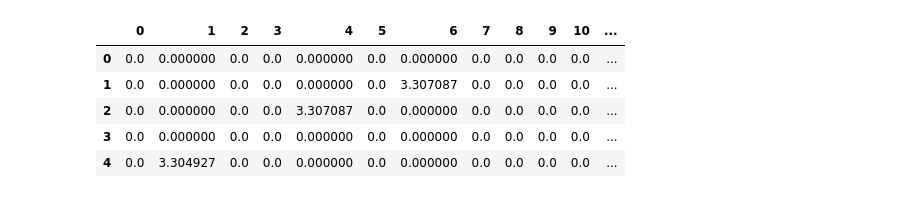
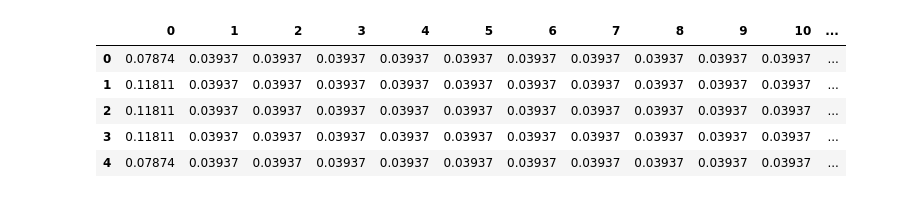
Before and after one commit to Questionable-Research-Labs/EsquaredG_PicoscopeMonitering, a Jupyter notebook: data-analysis/visualize-virt-channel.ipynb, the cells around one changed output. Cells and saved outputs as stored; diff of their text form; code cells hidden in the pictures.

```diff
--- a/data-analysis/visualize-virt-channel.ipynb
+++ b/data-analysis/visualize-virt-channel.ipynb
@@ -6,13 +6,13 @@ from scipy.stats import norm
 
 %matplotlib inline
 # %%
-data: pd.DataFrame = pd.read_csv("../data_output/2021-07-15_15:22:55.csv")
+data: pd.DataFrame = pd.read_csv("../data_output/2021-07-30_16:29:44.csv",header=None)
 data.head(5)
 # %% [output]
 |  | 0 | 1 | 2 | 3 | 4 | 5 | 6 | 7 | 8 | 9 | 10 | ... |
-| 0 | 0.0 | 0.000000 | 0.0 | 0.0 | 0.000000 | 0.0 | 0.000000 | 0.0 | 0.0 | 0.0 | 0.0 | ... |
-| 1 | 0.0 | 0.000000 | 0.0 | 0.0 | 0.000000 | 0.0 | 3.307087 | 0.0 | 0.0 | 0.0 | 0.0 | ... |
-| 2 | 0.0 | 0.000000 | 0.0 | 0.0 | 3.307087 | 0.0 | 0.000000 | 0.0 | 0.0 | 0.0 | 0.0 | ... |
-| 3 | 0.0 | 0.000000 | 0.0 | 0.0 | 0.000000 | 0.0 | 0.000000 | 0.0 | 0.0 | 0.0 | 0.0 | ... |
-| 4 | 0.0 | 3.304927 | 0.0 | 0.0 | 0.000000 | 0.0 | 0.000000 | 0.0 | 0.0 | 0.0 | 0.0 | ... |
+| 0 | 0.07874 | 0.03937 | 0.03937 | 0.03937 | 0.03937 | 0.03937 | 0.03937 | 0.03937 | 0.03937 | 0.03937 | 0.03937 | ... |
+| 1 | 0.11811 | 0.03937 | 0.03937 | 0.03937 | 0.03937 | 0.03937 | 0.03937 | 0.03937 | 0.03937 | 0.03937 | 0.03937 | ... |
+| 2 | 0.11811 | 0.03937 | 0.03937 | 0.03937 | 0.03937 | 0.03937 | 0.03937 | 0.03937 | 0.03937 | 0.03937 | 0.03937 | ... |
+| 3 | 0.11811 | 0.03937 | 0.03937 | 0.03937 | 0.03937 | 0.03937 | 0.03937 | 0.03937 | 0.03937 | 0.03937 | 0.03937 | ... |
+| 4 | 0.07874 | 0.03937 | 0.03937 | 0.03937 | 0.03937 | 0.03937 | 0.03937 | 0.03937 | 0.03937 | 0.03937 | 0.03937 | ... |
 # %%
```
Also changed, not shown: parts of 1 cell of this notebook, 6 other files.
